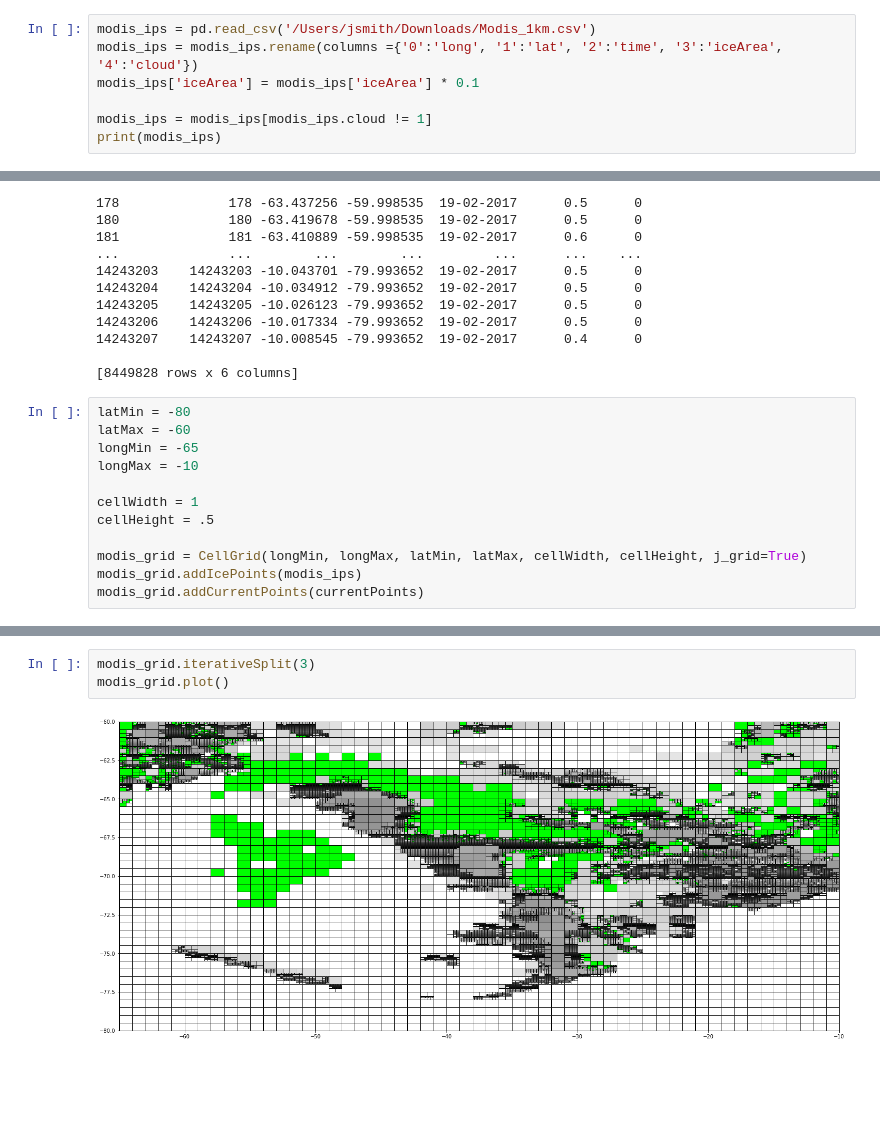
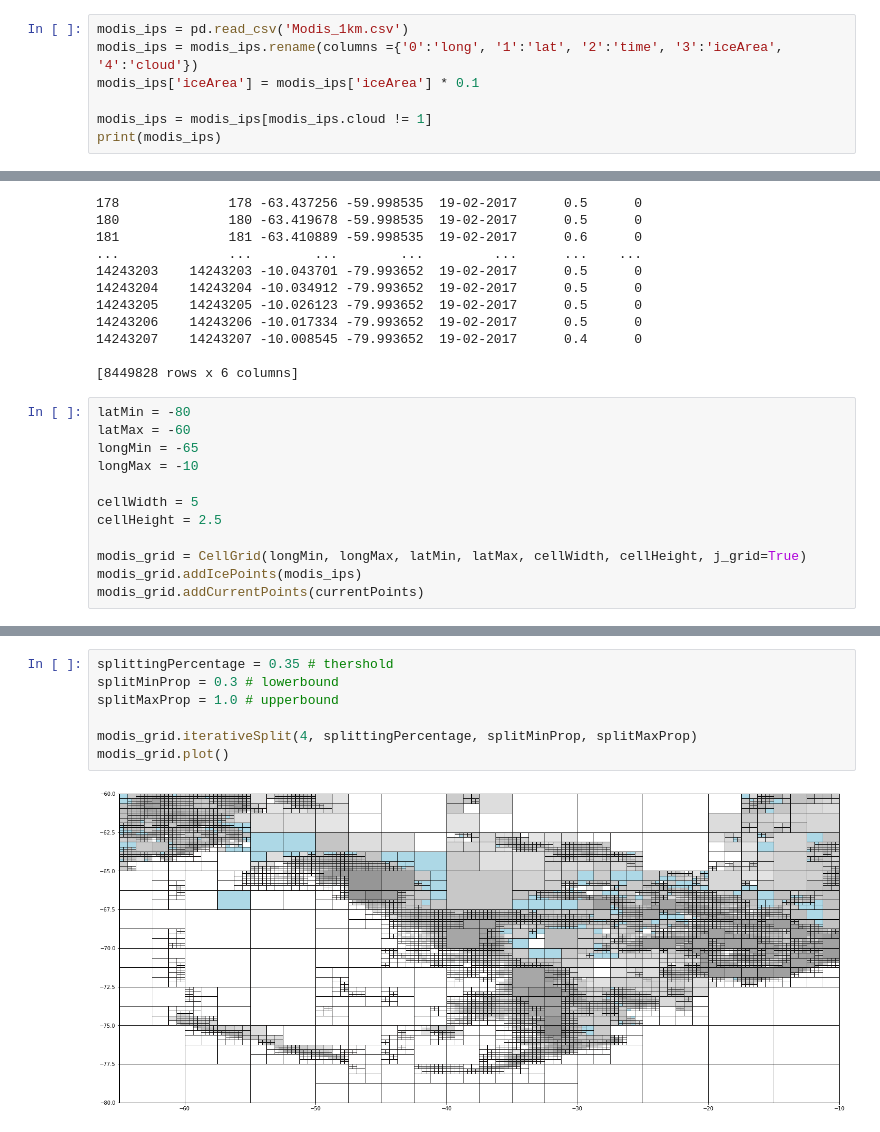
Before and after one commit to antarctica/PolarRoute, a Jupyter notebook: Modis_Testing.ipynb, the cells around one changed output, grey strips where cells are left out. Drawn from its saved outputs; the diff is of its cells as text; blank space fills up the shorter version.

Commit message:
initial testing of splitting conditions

```diff
--- a/Modis_Testing.ipynb
+++ b/Modis_Testing.ipynb
@@ -38,7 +38,7 @@ print(currentPoints)
 
 [691200 rows x 5 columns]
 # %%
-modis_ips = pd.read_csv('/Users/jsmith/Downloads/Modis_1km.csv')
+modis_ips = pd.read_csv('Modis_1km.csv')
 modis_ips = modis_ips.rename(columns ={'0':'long', '1':'lat', '2':'time', '3':'iceArea', '4':'cloud'})
 modis_ips['iceArea'] = modis_ips['iceArea'] * 0.1
 
@@ -65,8 +65,8 @@ latMax = -60
 longMin = -65
 longMax = -10
 
-cellWidth = 1
-cellHeight = .5
+cellWidth = 5
+cellHeight = 2.5
 
 modis_grid = CellGrid(longMin, longMax, latMin, latMax, cellWidth, cellHeight, j_grid=True)
 modis_grid.addIcePoints(modis_ips)
@@ -78,5 +78,9 @@ modis_grid.plot()
 # %%
-modis_grid.iterativeSplit(3)
+splittingPercentage = 0.35 # thershold
+splitMinProp = 0.3 # lowerbound
+splitMaxProp = 1.0 # upperbound
+
+modis_grid.iterativeSplit(4, splittingPercentage, splitMinProp, splitMaxProp)
 modis_grid.plot()
 # %% [output]
-[figure, old version]
+[figure, new version]
```
Also changed, not shown: parts of 10 cells of this notebook, 2 other files.
